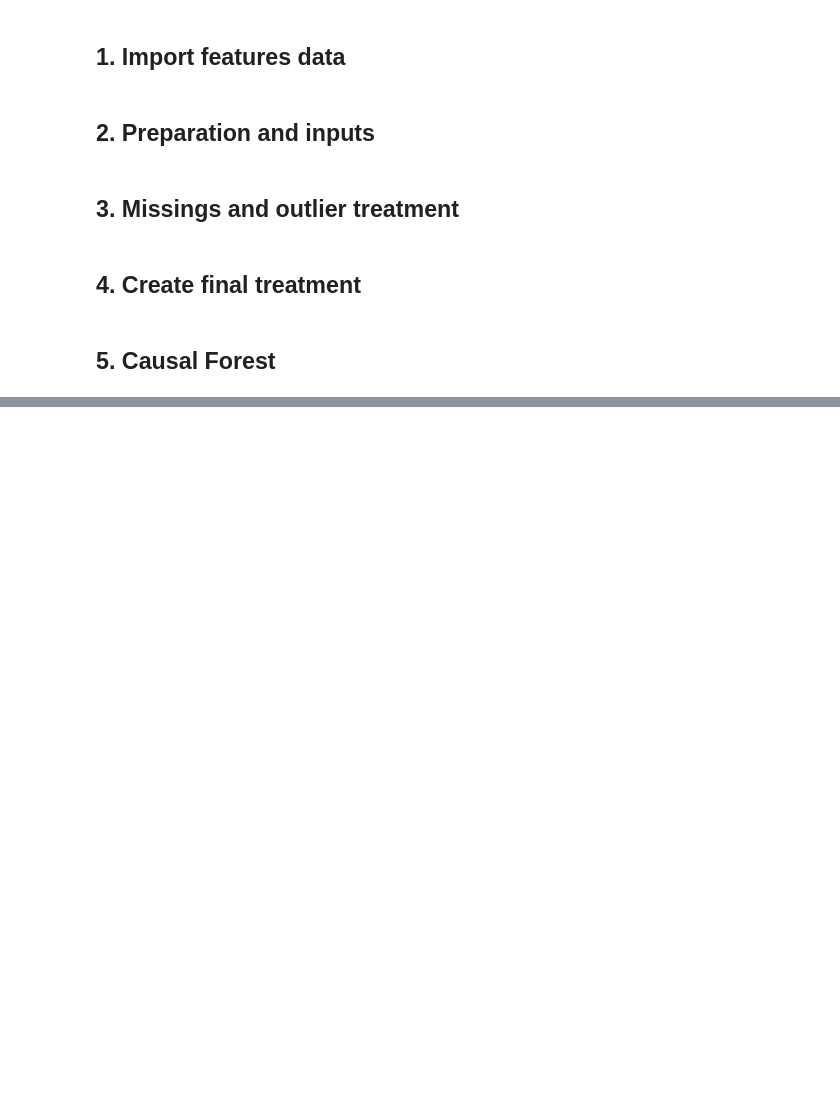
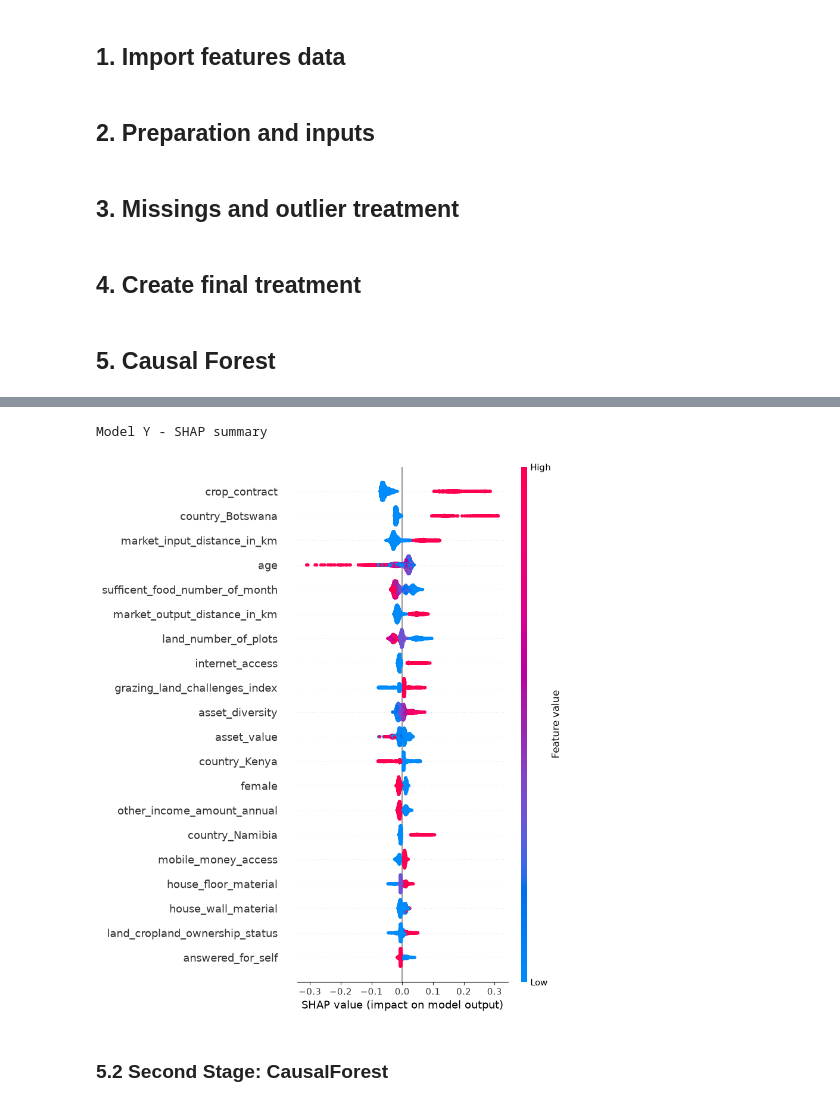
Before and after one commit to fra-c08-job-futures/c08-farming-exit, a Jupyter notebook: notebooks/04_causal_forest.ipynb, the cells around one changed output, grey strips where cells are left out. Cells and saved outputs as stored; diff of their text form; code cells hidden in the pictures; blank space fills up the shorter version.

```diff
--- a/notebooks/04_causal_forest.ipynb
+++ b/notebooks/04_causal_forest.ipynb
@@ -270 +398,12 @@ est.fit(Y=df[Y], T=df[T], X=df[X], W=df[W], cache_values=True)
+# %%
+explainer_y = shap.TreeExplainer(model_y_fitted)
+shap_values_y = explainer_y.shap_values(XW_df)
+
+print("Model Y - SHAP summary")
+shap.summary_plot(shap_values_y, XW_df, show=True)
+# %% [output]
+Model Y - SHAP summary
+[figure, added]
+# %% [markdown]
+### 5.2 Second Stage: CausalForest
 # %%
```
Also changed, not shown: parts of 30 cells of this notebook.
